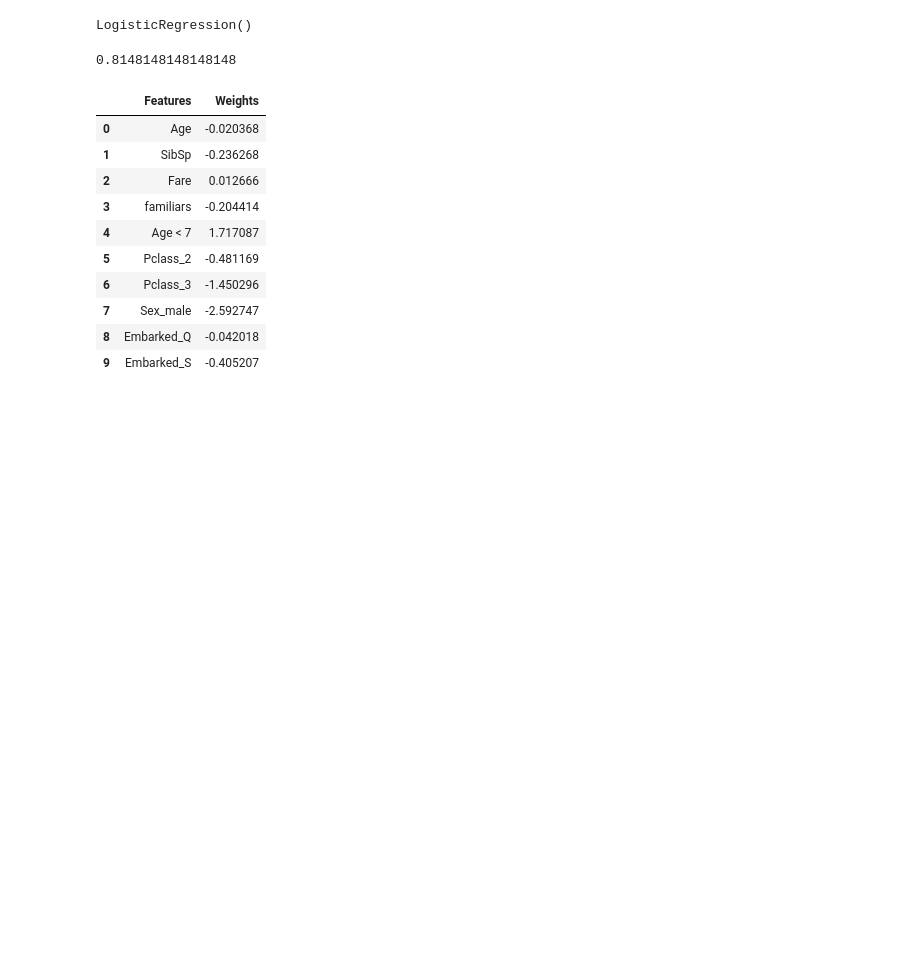
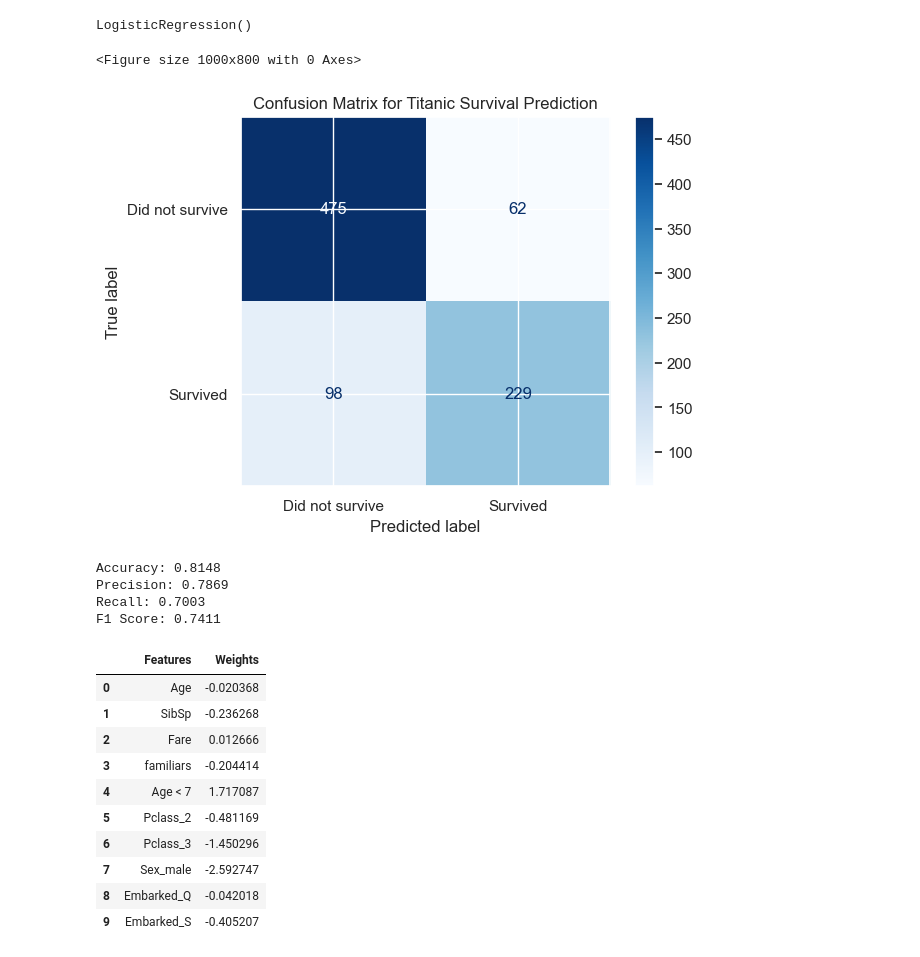
Before and after one commit to ezeriosk/Logistic_Reggresion_Titanic, a Jupyter notebook: log_reg_titanic.ipynb, the cells around one changed output. Cells and saved outputs as stored; diff of their text form; code cells hidden in the pictures; blank space fills up the shorter version.

Commit message:
add confusion matrix

```diff
--- a/log_reg_titanic.ipynb
+++ b/log_reg_titanic.ipynb
@@ -485,12 +477,43 @@ Please also refer to the documentation for alternative solver options:
   n_iter_i = _check_optimize_result(
 LogisticRegression()
 # %%
+# Get the predictions and store them in the 'predicted' column
+train_y_pred = reg.predict(x_train)
+
 train_results = pd.DataFrame(y_train)
-train_results['predicted'] = reg.predict(x_train)
+train_results['predicted'] = train_y_pred
 train_results['ok'] = train_results['Survived'] == train_results['predicted']
-train_results['ok'].sum()/train_results.count()[0]
-# %% [output]
-0.8148148148148148
+# %%
+# Create the confusion matrix
+cm = confusion_matrix(y_train, train_y_pred)
+
+# Create a ConfusionMatrixDisplay object
+cm_display = ConfusionMatrixDisplay(confusion_matrix=cm, display_labels=['Did not survive', 'Survived'])
+
+# Plot the confusion matrix
+plt.figure(figsize=(10, 8))
+cm_display.plot(cmap='Blues', values_format='d')
+plt.title('Confusion Matrix for Titanic Survival Prediction')
+plt.show()
+
+# Calculate and print additional metrics
+tn, fp, fn, tp = cm.ravel()
+accuracy = (tp + tn) / (tp + tn + fp + fn)
+precision = tp / (tp + fp)
+recall = tp / (tp + fn)
+f1_score = 2 * (precision * recall) / (precision + recall)
+
+print(f"Accuracy: {accuracy:.4f}")
+print(f"Precision: {precision:.4f}")
+print(f"Recall: {recall:.4f}")
+print(f"F1 Score: {f1_score:.4f}")
+# %% [output]
+<Figure size 1000x800 with 0 Axes>
+[figure, added]
+Accuracy: 0.8148
+Precision: 0.7869
+Recall: 0.7003
+F1 Score: 0.7411
 # %%
 # check variables weight
 
```
Also changed, not shown: parts of 5 cells of this notebook.
